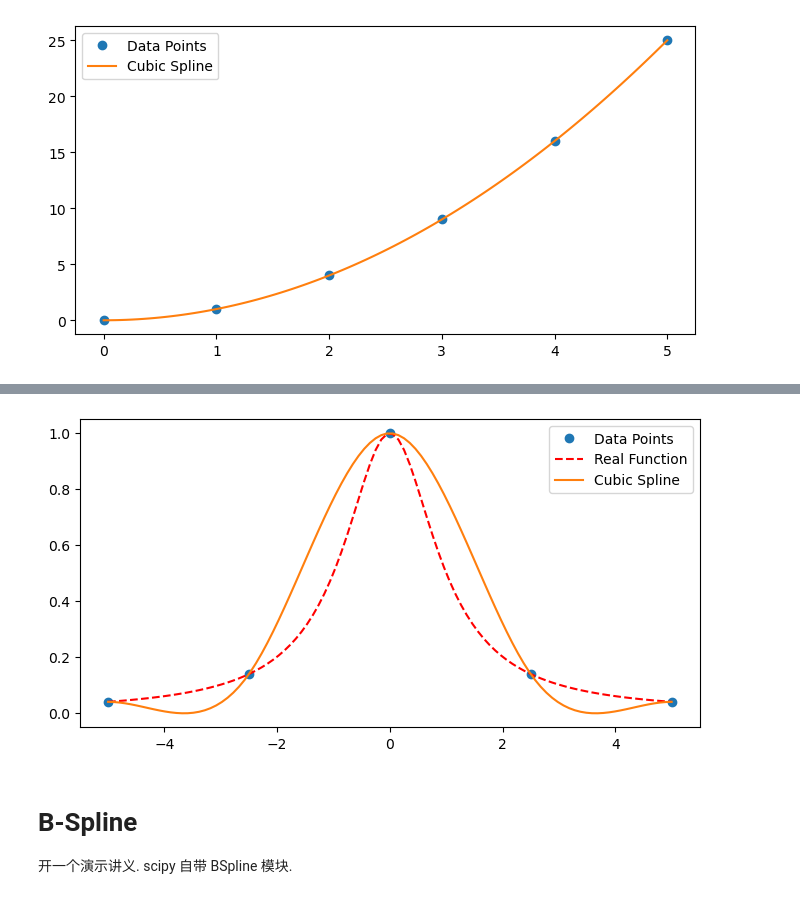
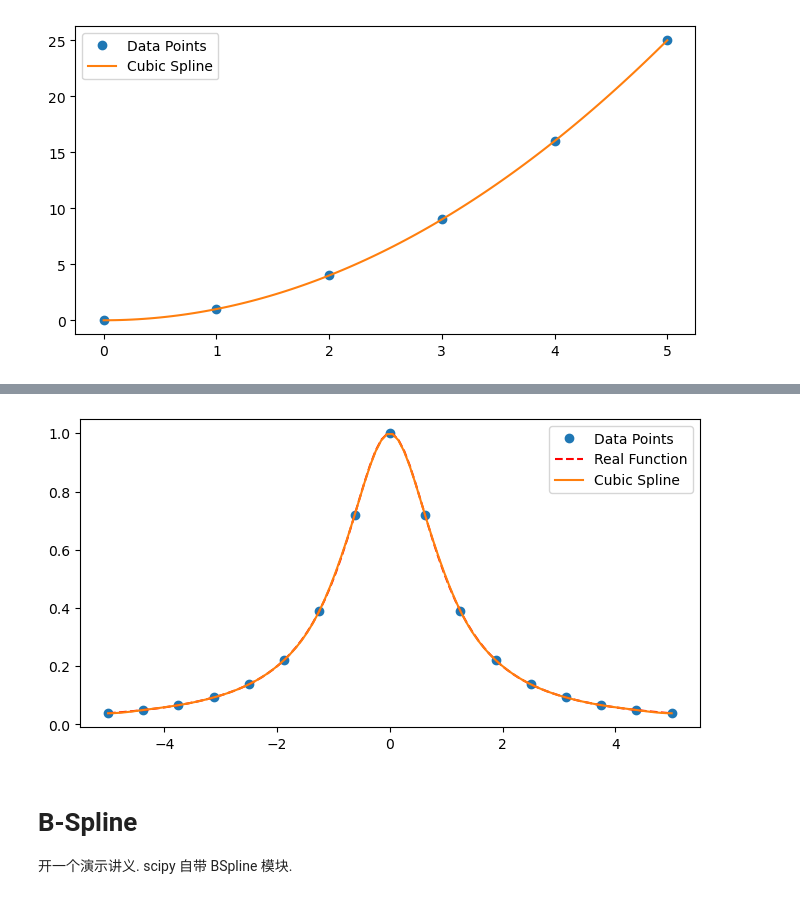
Before and after one commit to wangheyu/NA, a Jupyter notebook: Spline.ipynb, the cells around one changed output, grey strips where cells are left out. Cells and saved outputs as stored; diff of their text form; code cells hidden in the pictures.

```diff
--- a/Spline.ipynb
+++ b/Spline.ipynb
@@ -59,36 +57,36 @@ plt.show()
 # %%
 # 准备数据点
-n = 5
+n = 17
 x = np.linspace(-5, 5, n)
 y = Runge(x)
 
 # D1 边界条件
 start_derivative = 10.0 / 26.0**2
 end_derivative = -start_derivative
 
 # 创建逐段三次样条对象
 cs = CubicSpline(x, y, bc_type=('clamped'))
 
 # 生成用于评估样条的细粒度x值
 x_new = np.linspace(-5, 5, 100)
 
 # 评估样条
 y_new = cs(x_new)
 
 # 真解
 y_real = Runge(x_new)
 
 
 # 绘制结果
 plt.figure(figsize=(8, 4))
 plt.plot(x, y, 'o', label='Data Points')
 plt.plot(x_new, y_real, 'r--', label='Real Function')
 plt.plot(x_new, y_new, label='Cubic Spline')
 plt.legend()
 plt.show()
 # 指定起点和终点的导数
 # %% [output]
-[figure, old version]
+[figure, new version]
 # %% [markdown]
 # B-Spline
 
```
Also changed, not shown: parts of 11 cells of this notebook.
